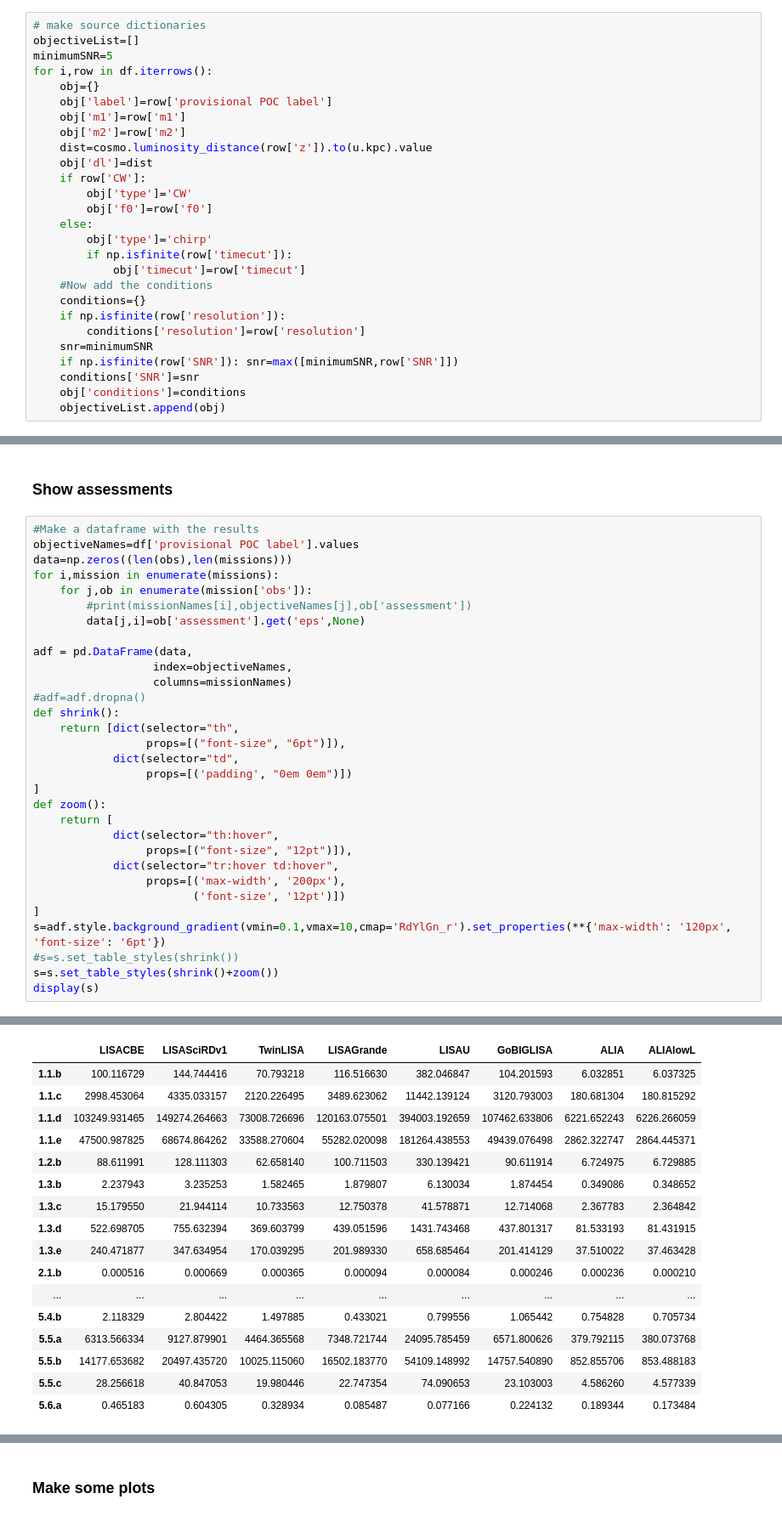
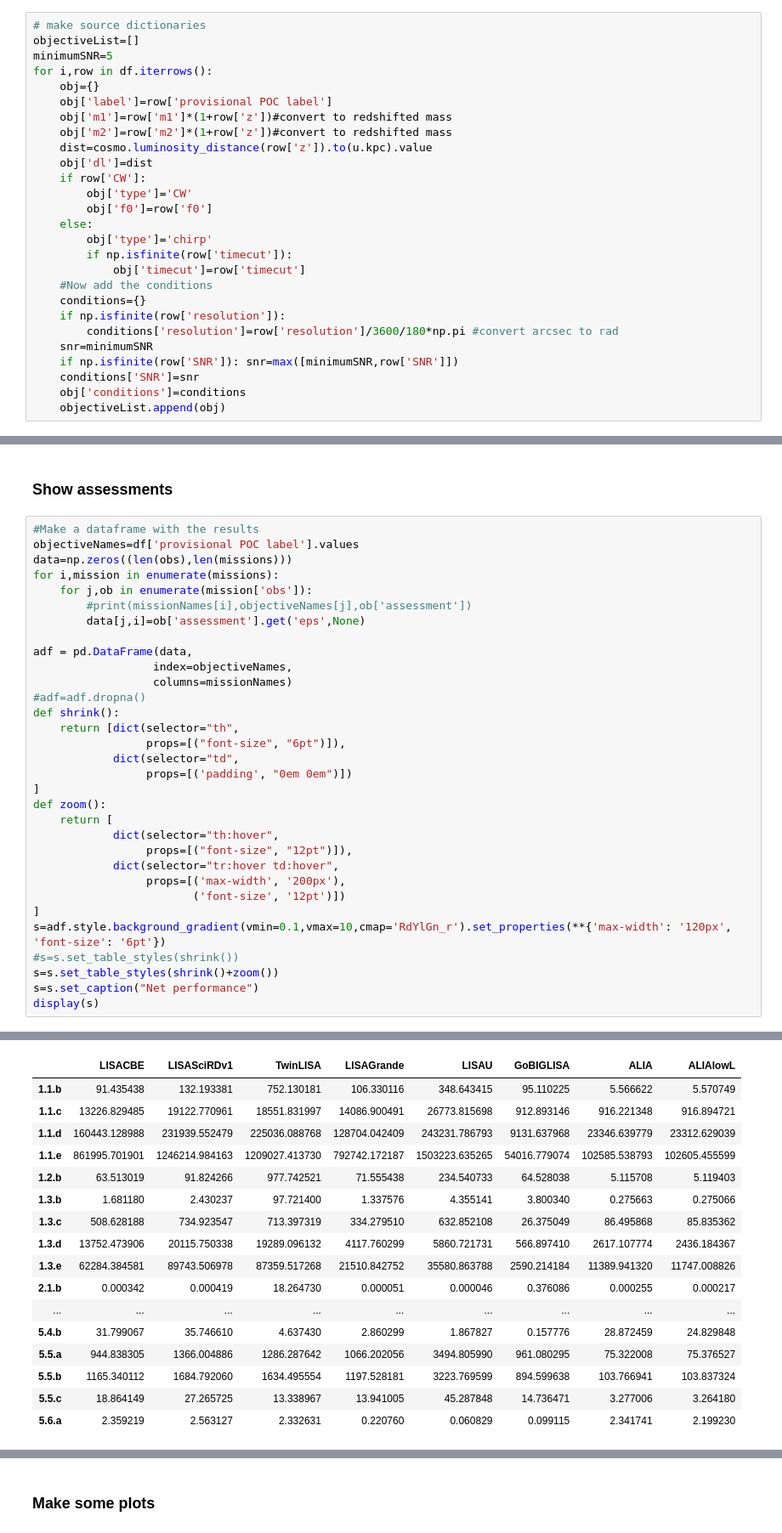
Before and after one commit to JohnGBaker/GWI-metrics, a Jupyter notebook: Notebooks/Observation Targets Assessor.ipynb, the cells around one changed output, grey strips where cells are left out. Shown: that part at 85% size. Drawn from its saved outputs; the diff is of its cells as text.

```diff
--- a/Notebooks/Observation Targets Assessor.ipynb
+++ b/Notebooks/Observation Targets Assessor.ipynb
@@ -234,8 +234,8 @@ minimumSNR=5
 for i,row in df.iterrows():
     obj={}
     obj['label']=row['provisional POC label']
-    obj['m1']=row['m1']
-    obj['m2']=row['m2']
+    obj['m1']=row['m1']*(1+row['z'])#convert to redshifted mass
+    obj['m2']=row['m2']*(1+row['z'])#convert to redshifted mass
     dist=cosmo.luminosity_distance(row['z']).to(u.kpc).value
     obj['dl']=dist
     if row['CW']:
@@ -248,7 +248,7 @@ for i,row in df.iterrows():
     #Now add the conditions
     conditions={}
     if np.isfinite(row['resolution']):
-        conditions['resolution']=row['resolution']
+        conditions['resolution']=row['resolution']/3600/180*np.pi #convert arcsec to rad
     snr=minimumSNR
     if np.isfinite(row['SNR']): snr=max([minimumSNR,row['SNR']])
     conditions['SNR']=snr
@@ -354,5 +354,6 @@ def zoom():
 s=adf.style.background_gradient(vmin=0.1,vmax=10,cmap='RdYlGn_r').set_properties(**{'max-width': '120px', 'font-size': '6pt'})
 #s=s.set_table_styles(shrink())
 s=s.set_table_styles(shrink()+zoom())
+s=s.set_caption("Net performance")
 display(s)
 # %% [output]
@@ -359,17 +361,17 @@ display(s)
 |  | LISACBE | LISASciRDv1 | TwinLISA | LISAGrande | LISAU | GoBIGLISA | ALIA | ALIAlowL |
-| 1.1.b | 100.116729 | 144.744416 | 70.793218 | 116.516630 | 382.046847 | 104.201593 | 6.032851 | 6.037325 |
-| 1.1.c | 2998.453064 | 4335.033157 | 2120.226495 | 3489.623062 | 11442.139124 | 3120.793003 | 180.681304 | 180.815292 |
-| 1.1.d | 103249.931465 | 149274.264663 | 73008.726696 | 120163.075501 | 394003.192659 | 107462.633806 | 6221.652243 | 6226.266059 |
-| 1.1.e | 47500.987825 | 68674.864262 | 33588.270604 | 55282.020098 | 181264.438553 | 49439.076498 | 2862.322747 | 2864.445371 |
-| 1.2.b | 88.611991 | 128.111303 | 62.658140 | 100.711503 | 330.139421 | 90.611914 | 6.724975 | 6.729885 |
-| 1.3.b | 2.237943 | 3.235253 | 1.582465 | 1.879807 | 6.130034 | 1.874454 | 0.349086 | 0.348652 |
-| 1.3.c | 15.179550 | 21.944114 | 10.733563 | 12.750378 | 41.578871 | 12.714068 | 2.367783 | 2.364842 |
-| 1.3.d | 522.698705 | 755.632394 | 369.603799 | 439.051596 | 1431.743468 | 437.801317 | 81.533193 | 81.431915 |
-| 1.3.e | 240.471877 | 347.634954 | 170.039295 | 201.989330 | 658.685464 | 201.414129 | 37.510022 | 37.463428 |
-| 2.1.b | 0.000516 | 0.000669 | 0.000365 | 0.000094 | 0.000084 | 0.000246 | 0.000236 | 0.000210 |
+| 1.1.b | 91.435438 | 132.193381 | 752.130181 | 106.330116 | 348.643415 | 95.110225 | 5.566622 | 5.570749 |
+| 1.1.c | 13226.829485 | 19122.770961 | 18551.831997 | 14086.900491 | 26773.815698 | 912.893146 | 916.221348 | 916.894721 |
+| 1.1.d | 160443.128988 | 231939.552479 | 225036.088768 | 128704.042409 | 243231.786793 | 9131.637968 | 23346.639779 | 23312.629039 |
+| 1.1.e | 861995.701901 | 1246214.984163 | 1209027.413730 | 792742.172187 | 1503223.635265 | 54016.779074 | 102585.538793 | 102605.455599 |
+| 1.2.b | 63.513019 | 91.824266 | 977.742521 | 71.555438 | 234.540733 | 64.528038 | 5.115708 | 5.119403 |
+| 1.3.b | 1.681180 | 2.430237 | 97.721400 | 1.337576 | 4.355141 | 3.800340 | 0.275663 | 0.275066 |
+| 1.3.c | 508.628188 | 734.923547 | 713.397319 | 334.279510 | 632.852108 | 26.375049 | 86.495868 | 85.835362 |
+| 1.3.d | 13752.473906 | 20115.750338 | 19289.096132 | 4117.760299 | 5860.721731 | 566.897410 | 2617.107774 | 2436.184367 |
+| 1.3.e | 62284.384581 | 89743.506978 | 87359.517268 | 21510.842752 | 35580.863788 | 2590.214184 | 11389.941320 | 11747.008826 |
+| 2.1.b | 0.000342 | 0.000419 | 18.264730 | 0.000051 | 0.000046 | 0.376086 | 0.000255 | 0.000217 |
 | ... | ... | ... | ... | ... | ... | ... | ... | ... |
-| 5.4.b | 2.118329 | 2.804422 | 1.497885 | 0.433021 | 0.799556 | 1.065442 | 0.754828 | 0.705734 |
-| 5.5.a | 6313.566334 | 9127.879901 | 4464.365568 | 7348.721744 | 24095.785459 | 6571.800626 | 379.792115 | 380.073768 |
-| 5.5.b | 14177.653682 | 20497.435720 | 10025.115060 | 16502.183770 | 54109.148992 | 14757.540890 | 852.855706 | 853.488183 |
-| 5.5.c | 28.256618 | 40.847053 | 19.980446 | 22.747354 | 74.090653 | 23.103003 | 4.586260 | 4.577339 |
-| 5.6.a | 0.465183 | 0.604305 | 0.328934 | 0.085487 | 0.077166 | 0.224132 | 0.189344 | 0.173484 |
+| 5.4.b | 31.799067 | 35.746610 | 4.637430 | 2.860299 | 1.867827 | 0.157776 | 28.872459 | 24.829848 |
+| 5.5.a | 944.838305 | 1366.004886 | 1286.287642 | 1066.202056 | 3494.805990 | 961.080295 | 75.322008 | 75.376527 |
+| 5.5.b | 1165.340112 | 1684.792060 | 1634.495554 | 1197.528181 | 3223.769599 | 894.599638 | 103.766941 | 103.837324 |
+| 5.5.c | 18.864149 | 27.265725 | 13.338967 | 13.941005 | 45.287848 | 14.736471 | 3.277006 | 3.264180 |
+| 5.6.a | 2.359219 | 2.563127 | 2.332631 | 0.220760 | 0.060829 | 0.099115 | 2.341741 | 2.199230 |
```
Also changed, not shown: parts of 11 cells of this notebook, 2 other files.
